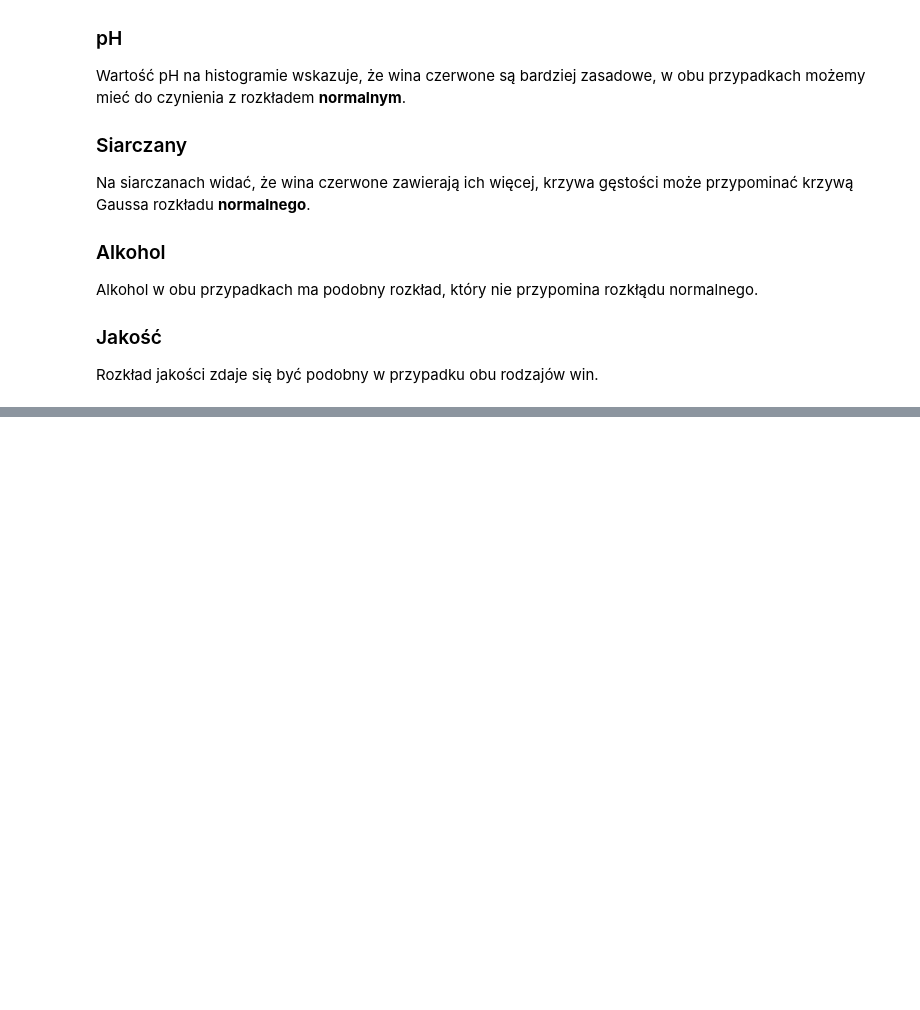
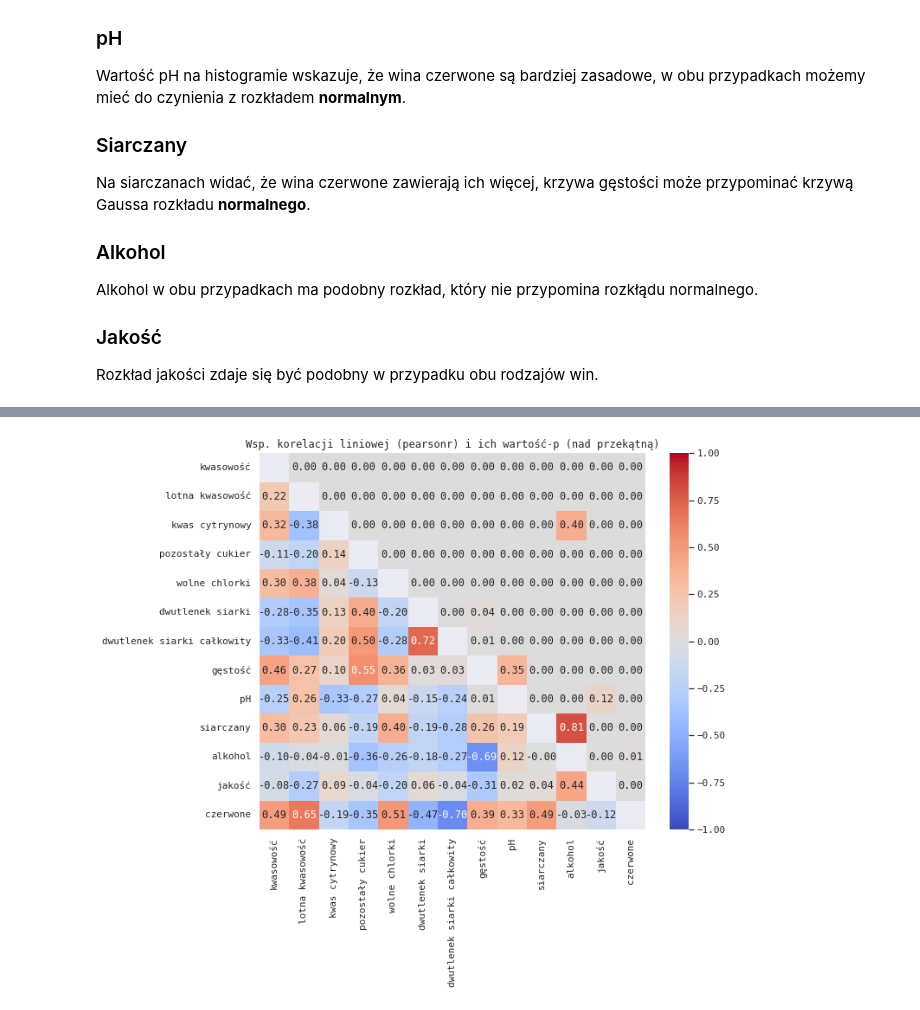
Before and after one commit to JakisTam-maTsikaJ/winko, a Jupyter notebook: statystyki.ipynb, the cells around one changed output, grey strips where cells are left out. Saved outputs shown, nothing was run; the diff lists cells and outputs as text; code cells hidden in the pictures; blank space fills up the shorter version.

```diff
--- a/statystyki.ipynb
+++ b/statystyki.ipynb
@@ -97,0 +346,31 @@ hists()
+# %%
+def cor_heatmap(X: DataFrame, f=pearsonr, **kwargs):
+
+    p_values = DataFrame(index=X.columns, columns=X.columns)
+    corrs = list()
+
+    for i, column1 in enumerate(p_values.columns):
+        for j, column2 in enumerate(p_values.columns):
+            if i < j:
+                cor, p_value = f(X[column1], X[column2])
+                p_values.loc[column1, column2] = p_value
+                p_values.loc[column2, column1] = cor
+                corrs.append({ "x": column1, "y": column2, "Korelacja": cor, "Wartość-p": p_value })
+            elif i == j:
+                p_values.loc[column1, column2] = NaN
+
+    annot = True
+    if (len(X.columns) > 15):
+        annot = False
+
+    figure(figsize=(10, 8), **kwargs)
+    ax = heatmap(p_values.astype(float), annot=annot, cmap='coolwarm', fmt=".2f", vmin=-1, vmax=1)
+    ax.set_title(f"Wsp. korelacji liniowej ({f.__name__}) i ich wartość-p (nad przekątną)")
+
+    return DataFrame(corrs)
+
+
+cor_pearson = cor_heatmap(X)
+cor_pearson.replace(skróty, inplace=True)
+# %% [output]
+[figure, added]
```
Also changed, not shown: parts of 14 cells of this notebook.
